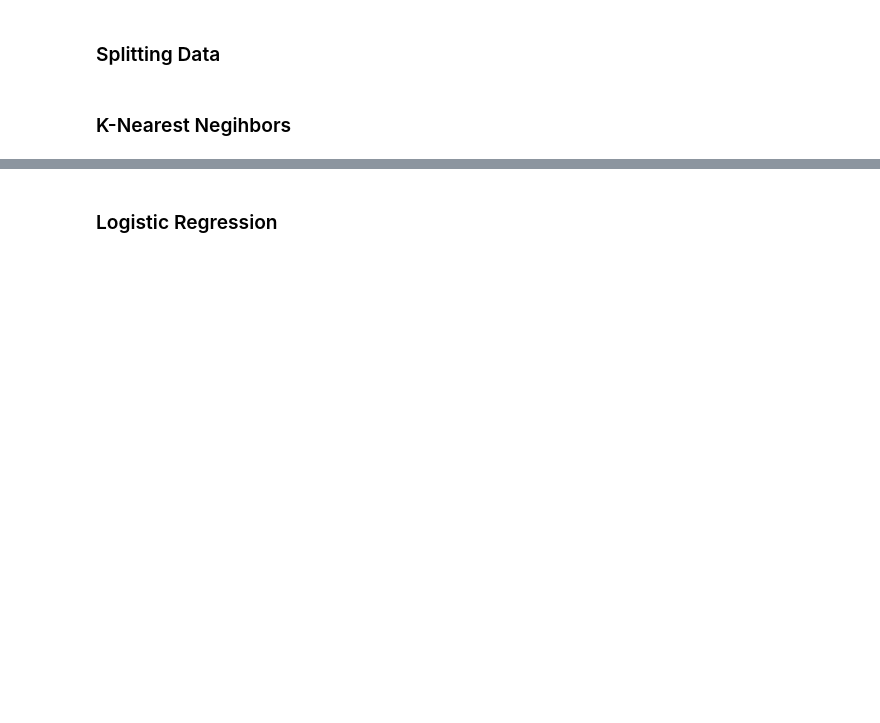
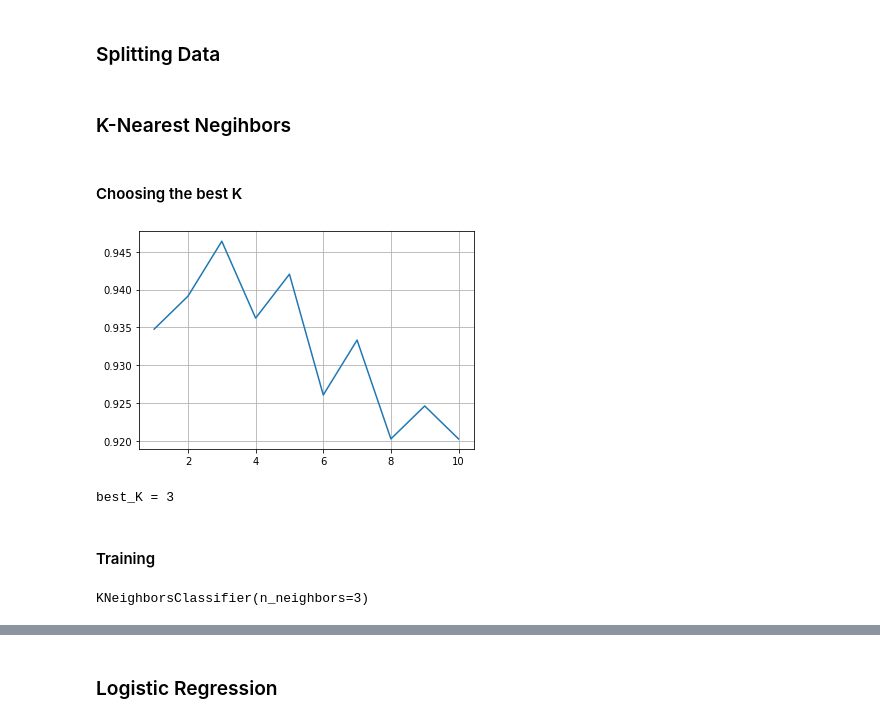
Before and after one commit to MMostafa-Hub/COVID-19-Outcome-Prediction, a Jupyter notebook: COVID-19 Outcome Prediction.ipynb, the cells around one changed output, grey strips where cells are left out. Saved outputs shown, nothing was run; the diff lists cells and outputs as text; code cells hidden in the pictures; blank space fills up the shorter version.

Commit message:
implemented K-Nearest Neighbors

```diff
--- a/COVID-19 Outcome Prediction.ipynb
+++ b/COVID-19 Outcome Prediction.ipynb
@@ -16,5 +16,44 @@ y = data_frame.iloc[:,-1]
 # print(y.head())
 # %% [markdown]
 ### Splitting Data
+# %%
+from sklearn.model_selection import train_test_split
+
+# Test set is 20% of the data
+X_train, X_test, y_train, y_test = train_test_split(
+    X, y, test_size=0.2, random_state=42,shuffle=True)
 # %% [markdown]
 ### K-Nearest Negihbors
+# %% [markdown]
+#### Choosing the best K
+# %%
+from sklearn.neighbors import KNeighborsClassifier
+from sklearn.model_selection import cross_val_score
+
+cv_scores = []
+# finding the best K that gives the best score on the validation set
+for k in range(1,11):
+    #create a new KNN model
+    knn_cv = KNeighborsClassifier(n_neighbors=k)
+
+    #train model with cv of 5
+    cv_score = cross_val_score(knn_cv, X_train, y_train, cv=10)
+    cv_scores.append(np.mean(cv_score))
+
+plt.plot(range(1,11),cv_scores)
+plt.grid()
+plt.show()
+
+# from the plot we see that best k is 3
+best_K = cv_scores.index(max(cv_scores)) + 1
+print(f"{best_K = } ")
+# %% [output]
+[figure, added]
+best_K = 3
+# %% [markdown]
+#### Training
+# %%
+kn_classifier = KNeighborsClassifier(n_neighbors=best_K)
+kn_classifier.fit(X_train,y_train)
+# %% [output]
+KNeighborsClassifier(n_neighbors=3)
```
Also changed, not shown: parts of 2 cells of this notebook.
